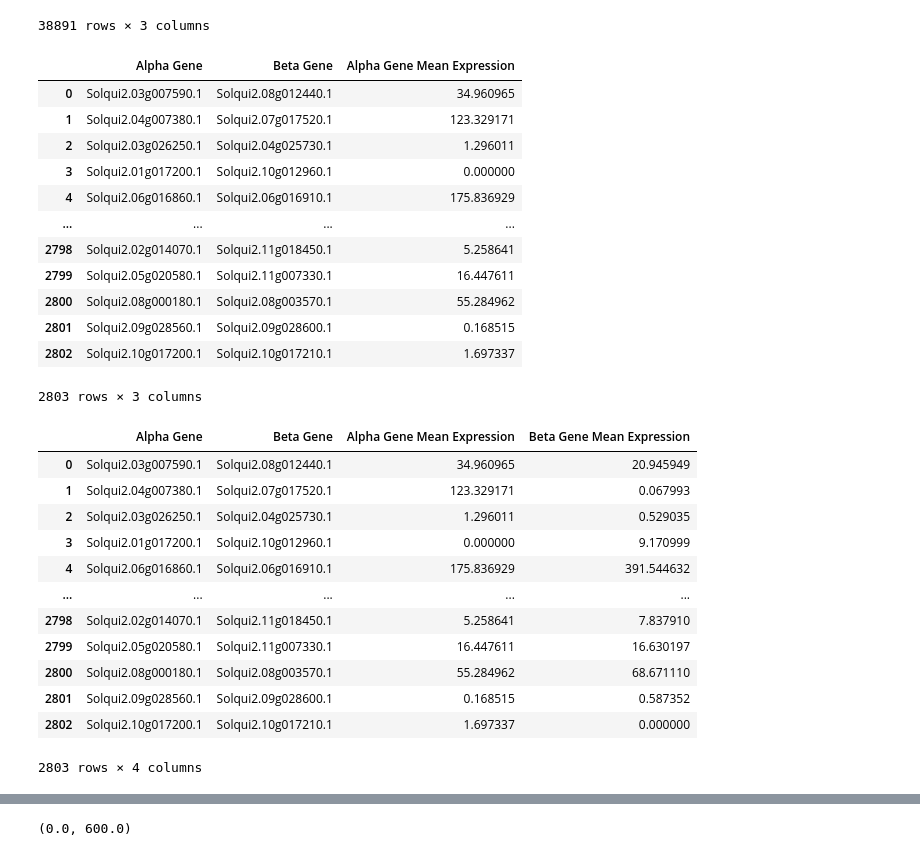
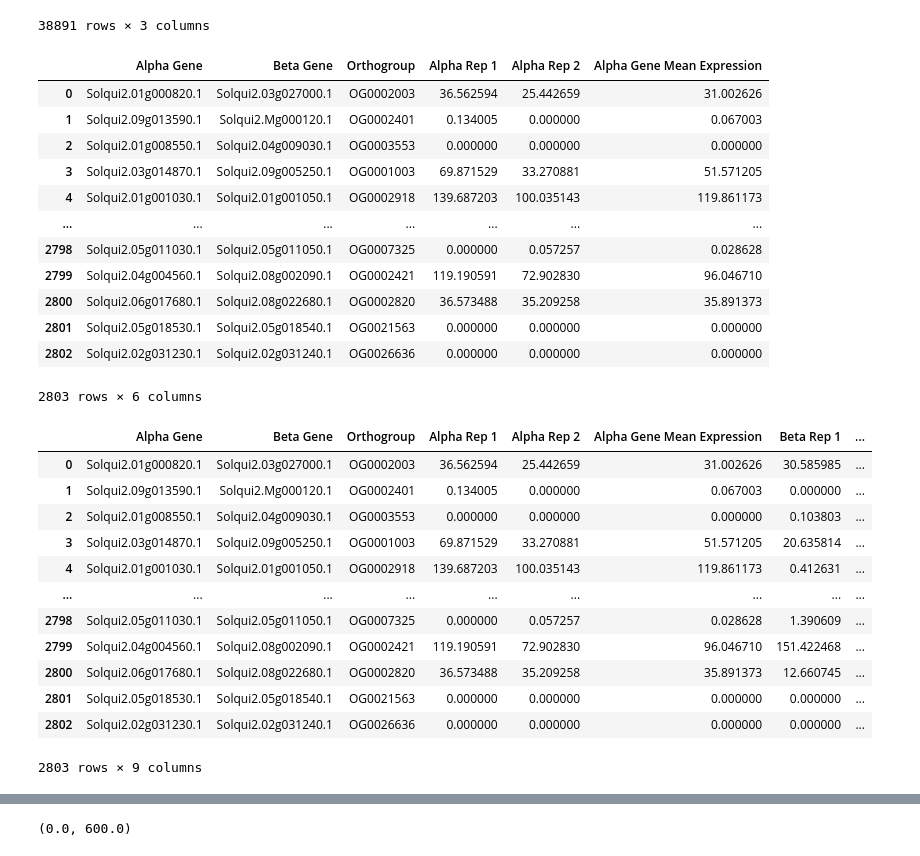
Before and after one commit to mikepassal/Solanum_SV_Pan_Genome, a Jupyter notebook: Solanum_Initial_gene_duplication_dosage_exploration/orthology_quitoense_exploration.ipynb, the cells around one changed output, grey strips where cells are left out. Drawn from its saved outputs; the diff is of its cells as text; code cells hidden in the pictures.

```diff
--- a/Solanum_Initial_gene_duplication_dosage_exploration/orthology_quitoense_exploration.ipynb
+++ b/Solanum_Initial_gene_duplication_dosage_exploration/orthology_quitoense_exploration.ipynb
@@ -108,4 +109,12 @@ for ortho in set(quitoense_long_df['Orthogroup']):
+# %%
+## For groups of only 2
+list_of_gene_pairs_in_ortho_group = []
+for ortho in set(quitoense_long_df['Orthogroup']):
+    matched_long_df = quitoense_long_df.loc[quitoense_long_df['Orthogroup'] == ortho]
+    all_combinations_in_orthogroup = matched_long_df['Gene'].to_list()
+    all_combinations_in_orthogroup.append(ortho)
+    list_of_gene_pairs_in_ortho_group.append(all_combinations_in_orthogroup)
 # %%
-ortho_gene_pairs_df = pd.DataFrame(data=  list_of_gene_pairs_in_ortho_group, columns = ['Alpha Gene','Beta Gene'])
+ortho_gene_pairs_df = pd.DataFrame(data=  list_of_gene_pairs_in_ortho_group, columns = ['Alpha Gene','Beta Gene','Orthogroup'])
 ortho_gene_pairs_df
 # %% [output]
@@ -387,42 +396,42 @@ normalized_combined_sample
 | Solqui2.ctg00000762g000030.1 | 0.000000 | 0.000000 | 0.000000 |
 38891 rows × 3 columns
 # %%
-merged_alpha_gene =ortho_gene_pairs_df.merge(right = normalized_combined_sample[['Mean']], left_on = 'Alpha Gene',right_index= True)
+merged_alpha_gene =ortho_gene_pairs_df.merge(right = normalized_combined_sample, left_on = 'Alpha Gene',right_index= True)
 # %%
-merged_alpha_gene = merged_alpha_gene.rename(columns = {'Mean':'Alpha Gene Mean Expression'})
+merged_alpha_gene = merged_alpha_gene.rename(columns = {'Mean':'Alpha Gene Mean Expression', 'Rep 1':'Alpha Rep 1','Rep 2':'Alpha Rep 2'})
 merged_alpha_gene
 # %% [output]
-|  | Alpha Gene | Beta Gene | Alpha Gene Mean Expression |
-| 0 | Solqui2.03g007590.1 | Solqui2.08g012440.1 | 34.960965 |
-| 1 | Solqui2.04g007380.1 | Solqui2.07g017520.1 | 123.329171 |
-| 2 | Solqui2.03g026250.1 | Solqui2.04g025730.1 | 1.296011 |
-| 3 | Solqui2.01g017200.1 | Solqui2.10g012960.1 | 0.000000 |
-| 4 | Solqui2.06g016860.1 | Solqui2.06g016910.1 | 175.836929 |
-| ... | ... | ... | ... |
-| 2798 | Solqui2.02g014070.1 | Solqui2.11g018450.1 | 5.258641 |
-| 2799 | Solqui2.05g020580.1 | Solqui2.11g007330.1 | 16.447611 |
-| 2800 | Solqui2.08g000180.1 | Solqui2.08g003570.1 | 55.284962 |
-| 2801 | Solqui2.09g028560.1 | Solqui2.09g028600.1 | 0.168515 |
-| 2802 | Solqui2.10g017200.1 | Solqui2.10g017210.1 | 1.697337 |
+|  | Alpha Gene | Beta Gene | Orthogroup | Alpha Rep 1 | Alpha Rep 2 | Alpha Gene Mean Expression |
+| 0 | Solqui2.01g000820.1 | Solqui2.03g027000.1 | OG0002003 | 36.562594 | 25.442659 | 31.002626 |
+| 1 | Solqui2.09g013590.1 | Solqui2.Mg000120.1 | OG0002401 | 0.134005 | 0.000000 | 0.067003 |
+| 2 | Solqui2.01g008550.1 | Solqui2.04g009030.1 | OG0003553 | 0.000000 | 0.000000 | 0.000000 |
+| 3 | Solqui2.03g014870.1 | Solqui2.09g005250.1 | OG0001003 | 69.871529 | 33.270881 | 51.571205 |
+| 4 | Solqui2.01g001030.1 | Solqui2.01g001050.1 | OG0002918 | 139.687203 | 100.035143 | 119.861173 |
+| ... | ... | ... | ... | ... | ... | ... |
+| 2798 | Solqui2.05g011030.1 | Solqui2.05g011050.1 | OG0007325 | 0.000000 | 0.057257 | 0.028628 |
+| 2799 | Solqui2.04g004560.1 | Solqui2.08g002090.1 | OG0002421 | 119.190591 | 72.902830 | 96.046710 |
+| 2800 | Solqui2.06g017680.1 | Solqui2.08g022680.1 | OG0002820 | 36.573488 | 35.209258 | 35.891373 |
+| 2801 | Solqui2.05g018530.1 | Solqui2.05g018540.1 | OG0021563 | 0.000000 | 0.000000 | 0.000000 |
+| 2802 | Solqui2.02g031230.1 | Solqui2.02g031240.1 | OG0026636 | 0.000000 | 0.000000 | 0.000000 |
-2803 rows × 3 columns
+2803 rows × 6 columns
 # %%
-paralog_difference_dataframe = merged_alpha_gene.merge(right = normalized_combined_sample[['Mean']], left_on = 'Beta Gene',right_index= True)
-paralog_difference_dataframe = paralog_difference_dataframe.rename(columns  = {'Mean':'Beta Gene Mean Expression'})
+paralog_difference_dataframe = merged_alpha_gene.merge(right = normalized_combined_sample, left_on = 'Beta Gene',right_index= True)
+paralog_difference_dataframe = paralog_difference_dataframe.rename(columns  = {'Mean':'Beta Gene Mean Expression', 'Rep 1':'Beta Rep 1','Rep 2':'Beta Rep 2'})
 paralog_difference_dataframe
 # %% [output]
-|  | Alpha Gene | Beta Gene | Alpha Gene Mean Expression | Beta Gene Mean Expression |
-| 0 | Solqui2.03g007590.1 | Solqui2.08g012440.1 | 34.960965 | 20.945949 |
-| 1 | Solqui2.04g007380.1 | Solqui2.07g017520.1 | 123.329171 | 0.067993 |
-| 2 | Solqui2.03g026250.1 | Solqui2.04g025730.1 | 1.296011 | 0.529035 |
-| 3 | Solqui2.01g017200.1 | Solqui2.10g012960.1 | 0.000000 | 9.170999 |
-| 4 | Solqui2.06g016860.1 | Solqui2.06g016910.1 | 175.836929 | 391.544632 |
-| ... | ... | ... | ... | ... |
-| 2798 | Solqui2.02g014070.1 | Solqui2.11g018450.1 | 5.258641 | 7.837910 |
-| 2799 | Solqui2.05g020580.1 | Solqui2.11g007330.1 | 16.447611 | 16.630197 |
-| 2800 | Solqui2.08g000180.1 | Solqui2.08g003570.1 | 55.284962 | 68.671110 |
-| 2801 | Solqui2.09g028560.1 | Solqui2.09g028600.1 | 0.168515 | 0.587352 |
-| 2802 | Solqui2.10g017200.1 | Solqui2.10g017210.1 | 1.697337 | 0.000000 |
+|  | Alpha Gene | Beta Gene | Orthogroup | Alpha Rep 1 | Alpha Rep 2 | Alpha Gene Mean Expression | Beta Rep 1 | ... |
+| 0 | Solqui2.01g000820.1 | Solqui2.03g027000.1 | OG0002003 | 36.562594 | 25.442659 | 31.002626 | 30.585985 | ... |
+| 1 | Solqui2.09g013590.1 | Solqui2.Mg000120.1 | OG0002401 | 0.134005 | 0.000000 | 0.067003 | 0.000000 | ... |
+| 2 | Solqui2.01g008550.1 | Solqui2.04g009030.1 | OG0003553 | 0.000000 | 0.000000 | 0.000000 | 0.103803 | ... |
+| 3 | Solqui2.03g014870.1 | Solqui2.09g005250.1 | OG0001003 | 69.871529 | 33.270881 | 51.571205 | 20.635814 | ... |
+| 4 | Solqui2.01g001030.1 | Solqui2.01g001050.1 | OG0002918 | 139.687203 | 100.035143 | 119.861173 | 0.412631 | ... |
+| ... | ... | ... | ... | ... | ... | ... | ... | ... |
+| 2798 | Solqui2.05g011030.1 | Solqui2.05g011050.1 | OG0007325 | 0.000000 | 0.057257 | 0.028628 | 1.390609 | ... |
+| 2799 | Solqui2.04g004560.1 | Solqui2.08g002090.1 | OG0002421 | 119.190591 | 72.902830 | 96.046710 | 151.422468 | ... |
+| 2800 | Solqui2.06g017680.1 | Solqui2.08g022680.1 | OG0002820 | 36.573488 | 35.209258 | 35.891373 | 12.660745 | ... |
+| 2801 | Solqui2.05g018530.1 | Solqui2.05g018540.1 | OG0021563 | 0.000000 | 0.000000 | 0.000000 | 0.000000 | ... |
+| 2802 | Solqui2.02g031230.1 | Solqui2.02g031240.1 | OG0026636 | 0.000000 | 0.000000 | 0.000000 | 0.000000 | ... |
-2803 rows × 4 columns
+2803 rows × 9 columns
 # %%
 paralog_difference_dataframe['Rep Difference'] = paralog_difference_dataframe['Alpha Gene Mean Expression'] - paralog_difference_dataframe['Beta Gene Mean Expression']
 # %%
```
Also changed, not shown: parts of 28 cells of this notebook.
